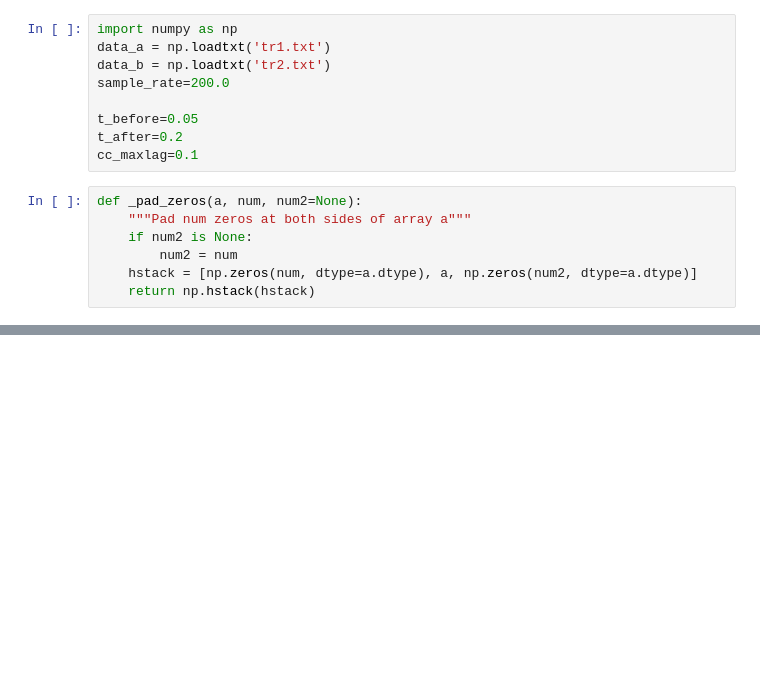
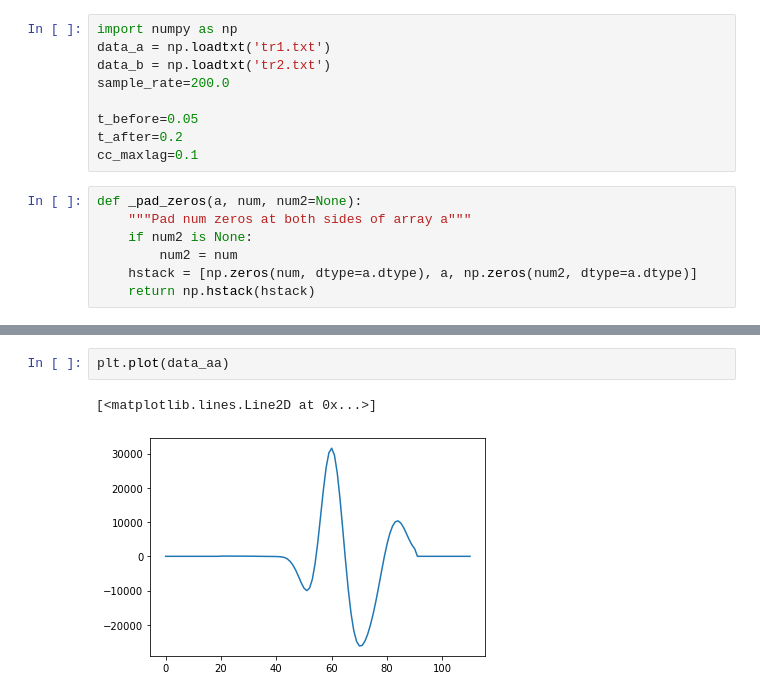
Before and after one commit to eritsi/test_obspy, a Jupyter notebook: simple_xcorr.ipynb, the cells around one changed output, grey strips where cells are left out. Drawn from its saved outputs; the diff is of its cells as text; blank space fills up the shorter version.

```diff
--- a/simple_xcorr.ipynb
+++ b/simple_xcorr.ipynb
@@ -225,0 +181,5 @@ simple_xcorr(data_a, data_b, sample_rate, cc_maxlag)
+# %%
+plt.plot(data_aa)
+# %% [output]
+[<matplotlib.lines.Line2D at 0x...>]
+[figure, added]
```
Also changed, not shown: parts of 9 cells of this notebook.
